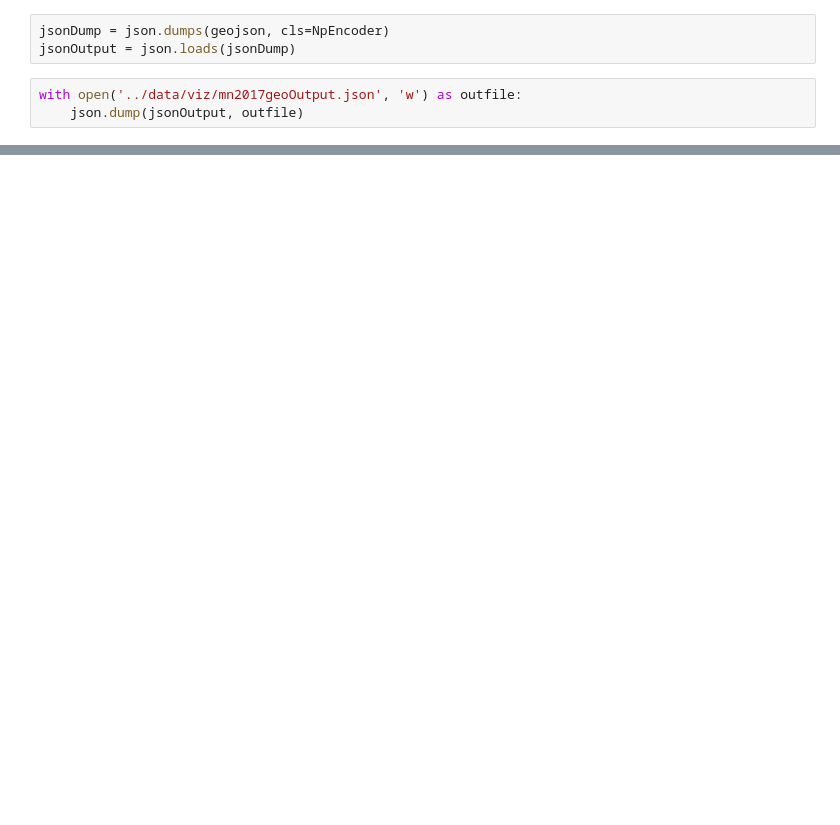
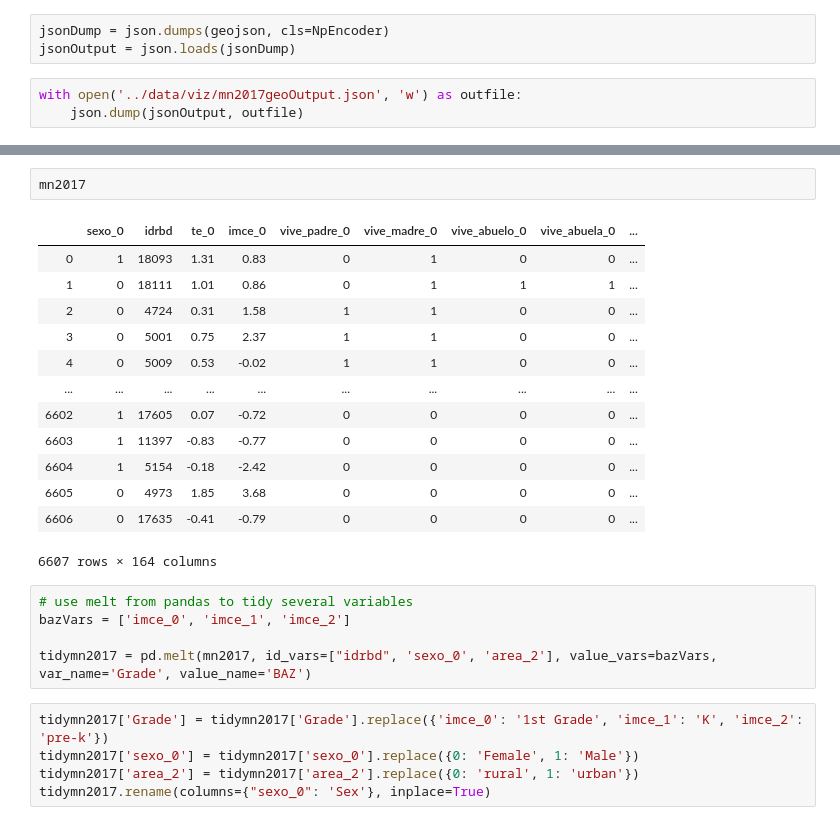
Before and after one commit to juancaros/junaeb, a Jupyter notebook: protocol/visualization.ipynb, the cells around one changed output, grey strips where cells are left out. Saved outputs shown, nothing was run; the diff lists cells and outputs as text; blank space fills up the shorter version.

```diff
--- a/protocol/visualization.ipynb
+++ b/protocol/visualization.ipynb
@@ -420,0 +433,26 @@ with open('../data/viz/mn2017geoOutput.json', 'w') as outfile:
+# %%
+mn2017
+# %% [output]
+|  | sexo_0 | idrbd | te_0 | imce_0 | vive_padre_0 | vive_madre_0 | vive_abuelo_0 | vive_abuela_0 | ... |
+| 0 | 1 | 18093 | 1.31 | 0.83 | 0 | 1 | 0 | 0 | ... |
+| 1 | 0 | 18111 | 1.01 | 0.86 | 0 | 1 | 1 | 1 | ... |
+| 2 | 0 | 4724 | 0.31 | 1.58 | 1 | 1 | 0 | 0 | ... |
+| 3 | 0 | 5001 | 0.75 | 2.37 | 1 | 1 | 0 | 0 | ... |
+| 4 | 0 | 5009 | 0.53 | -0.02 | 1 | 1 | 0 | 0 | ... |
+| ... | ... | ... | ... | ... | ... | ... | ... | ... | ... |
+| 6602 | 1 | 17605 | 0.07 | -0.72 | 0 | 0 | 0 | 0 | ... |
+| 6603 | 1 | 11397 | -0.83 | -0.77 | 0 | 0 | 0 | 0 | ... |
+| 6604 | 1 | 5154 | -0.18 | -2.42 | 0 | 0 | 0 | 0 | ... |
+| 6605 | 0 | 4973 | 1.85 | 3.68 | 0 | 0 | 0 | 0 | ... |
+| 6606 | 0 | 17635 | -0.41 | -0.79 | 0 | 0 | 0 | 0 | ... |
+6607 rows × 164 columns
+# %%
+# use melt from pandas to tidy several variables
+bazVars = ['imce_0', 'imce_1', 'imce_2']
+
+tidymn2017 = pd.melt(mn2017, id_vars=["idrbd", 'sexo_0', 'area_2'], value_vars=bazVars, var_name='Grade', value_name='BAZ')
+# %%
+tidymn2017['Grade'] = tidymn2017['Grade'].replace({'imce_0': '1st Grade', 'imce_1': 'K', 'imce_2': 'pre-k'})
+tidymn2017['sexo_0'] = tidymn2017['sexo_0'].replace({0: 'Female', 1: 'Male'})
+tidymn2017['area_2'] = tidymn2017['area_2'].replace({0: 'rural', 1: 'urban'})
+tidymn2017.rename(columns={"sexo_0": 'Sex'}, inplace=True)
```
Also changed, not shown: parts of 15 cells of this notebook, 8 other files.
